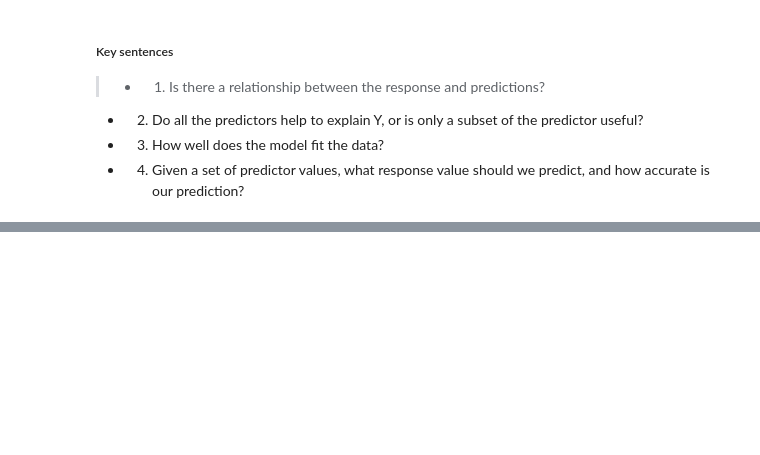
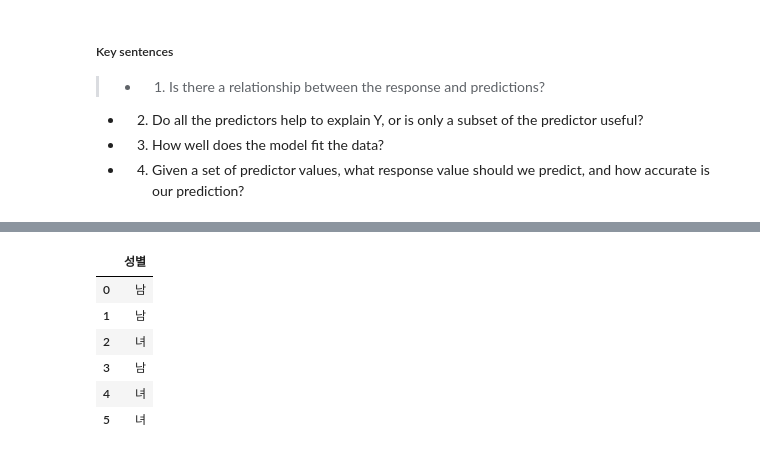
Before and after one commit to SONG-WONHO/ISLR, a Jupyter notebook: Chapter 03 - Linear Regression.ipynb, the cells around one changed output, grey strips where cells are left out. Saved outputs shown, nothing was run; the diff lists cells and outputs as text; code cells hidden in the pictures; blank space fills up the shorter version.

```diff
--- a/Chapter 03 - Linear Regression.ipynb
+++ b/Chapter 03 - Linear Regression.ipynb
@@ -270,0 +282,13 @@ RSE(RMSE) = \sqrt{\frac{1}{n-(p+1)}RSS}
+# %%
+import pandas as pd
+
+df = pd.DataFrame({"성별":["남", "남", "녀", "남", "녀", "녀"]})
+df
+# %% [output]
+|  | 성별 |
+| 0 | 남 |
+| 1 | 남 |
+| 2 | 녀 |
+| 3 | 남 |
+| 4 | 녀 |
+| 5 | 녀 |
```
Also changed, not shown: parts of 12 cells of this notebook.
